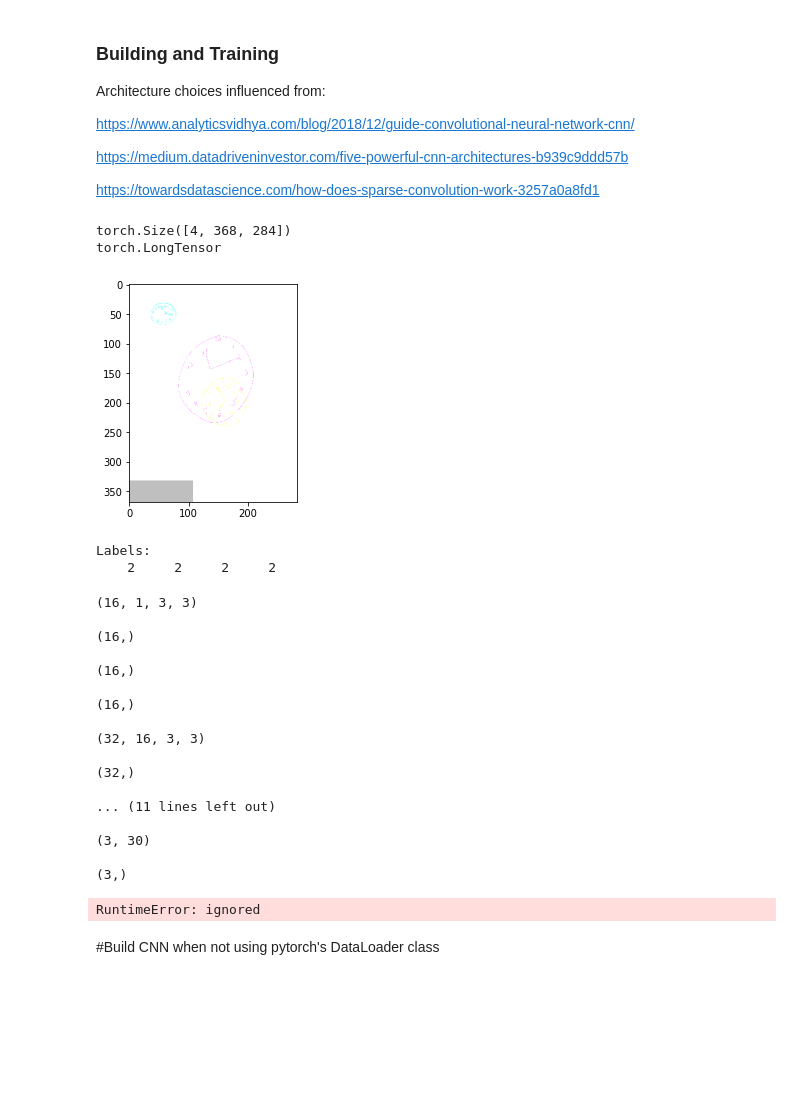
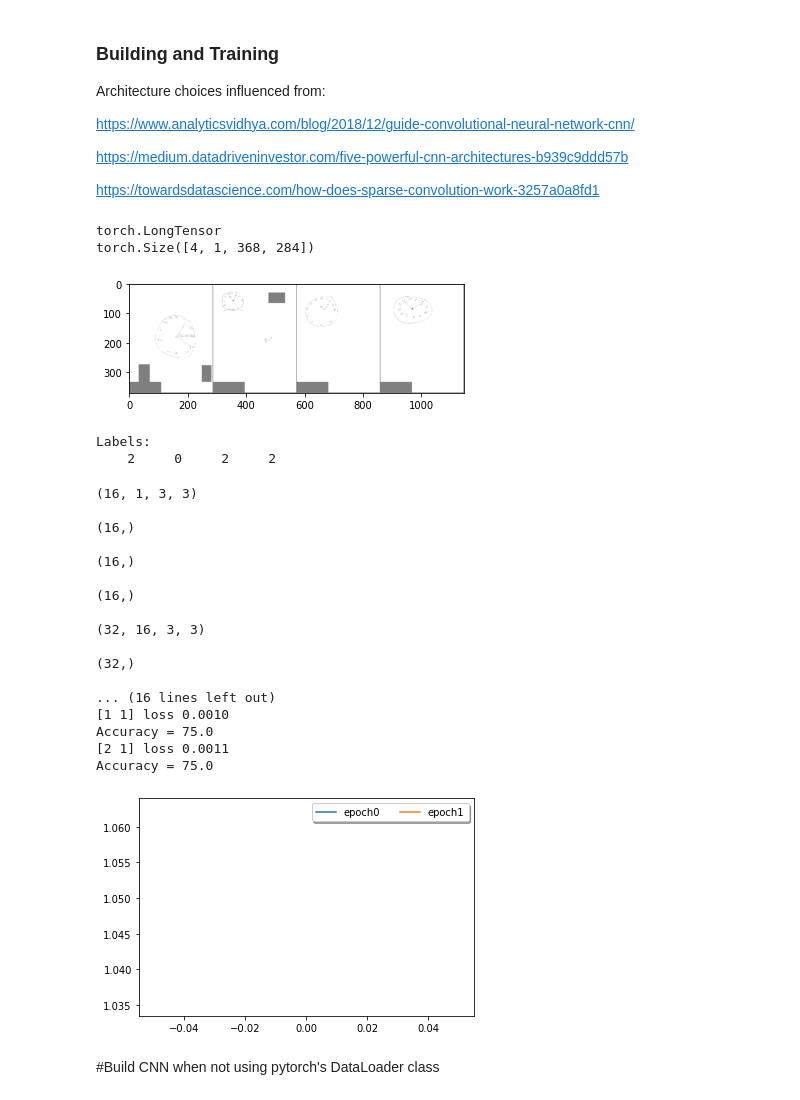
Before and after one commit to ian-byrne/MADSmilestone2, a Jupyter notebook: Supervised_CNN.ipynb, the cells around one changed output. Saved outputs shown, nothing was run; the diff lists cells and outputs as text; code cells hidden in the pictures; blank space fills up the shorter version.

```diff
--- a/Supervised_CNN.ipynb
+++ b/Supervised_CNN.ipynb
@@ -116,0 +112,5 @@ X.shape
+# %%
+X = np.array(x)
+# Need to add that extra dimension for grayscale depth of 1 channel
+X = np.expand_dims(X, 1)
+X.shape
@@ -192,9 +194,10 @@ def imshow(img):
 # get some random training images
 dataiter = iter(train_loader)
 images, labels = dataiter.next()
+#print(images.size())
+print(images.type())
+#images = images.unsqueeze(1)
 print(images.size())
-print(images.type())
-
 # show images
 imshow(torchvision.utils.make_grid(images, nrow = 4))
 # print labels
@@ -203,11 +206,11 @@ print(' '.join('%5s' % classes[labels[j]] for j in range(batch_size)))
 
 #Printing as RGB, just using basic pytorch dataloader likely converting to rbg
 # %% [output]
-torch.Size([4, 368, 284])
 torch.LongTensor
+torch.Size([4, 1, 368, 284])
-[figure, old version]
+[figure, new version]
 Labels:
-    2     2     2     2
+    2     0     2     2
 # %%
 from torch.nn.modules.activation import ReLU
 # Set to GPU
@@ -237,7 +240,7 @@ class ConvNet(nn.Module):
   def forward(self, x):
     x = self.pool1(self.bn1(F.relu(self.conv1(x))))
     x = self.pool2(self.bn2(F.relu(self.conv2(x))))
-    x = x.view(32*92*71)
+    x = x.view(-1,32*92*71)
     x = F.relu(self.fc1(x))
     x = F.relu(self.fc2(x))
     x = self.fc3(x)
@@ -267,8 +270,8 @@ def train_model(epochs):
     closs = 0
     num_times = 0
     for i, (images, labels) in enumerate(train_loader, 0):
-      images = images.to(device) # for GPU support
-      label = labels.to(device)
+      images = images.float().to(device) # for GPU support
+      label = labels.float().to(device)
 
       # Forward pass through NN
       outputs = model(images)
@@ -303,41 +306,41 @@ def accuracy():
   # set the model to evaluation mode
   model.eval()
   # Calculate performance
   correct = 0
   total = 0
   accuracy = 0
   for batches in test_loader:
     images, labels = batches
-    prediction = model(images)
-    _,prediction = nn.max(prediciton.images,1)# returns max val and index
+    prediction = model(images.float())
+    _,prediction = torch.max(prediction.data, 1)# returns max val and index
     total += labels.size(0)
     correct +=(prediction == labels).sum().item()
 
     accuracy = (correct/total) * 100
   print('Accuracy = '+str(accuracy))
 
 
 if __name__ == '__main__':
   train_model(2)
 # %% [output]
 (16, 1, 3, 3)
 
 (16,)
 
 (16,)
 
 (16,)
 
 (32, 16, 3, 3)
 
 (32,)
 
-... (11 lines left out)
-
-(3, 30)
-
-(3,)
+... (16 lines left out)
+[1 1] loss 0.0010
+Accuracy = 75.0
+[2 1] loss 0.0011
+Accuracy = 75.0
-RuntimeError: ignored
+[figure, added]
 # %% [markdown]
 #Build CNN when not using pytorch's DataLoader class
 # %%
```
Also changed, not shown: parts of 2 cells of this notebook.
